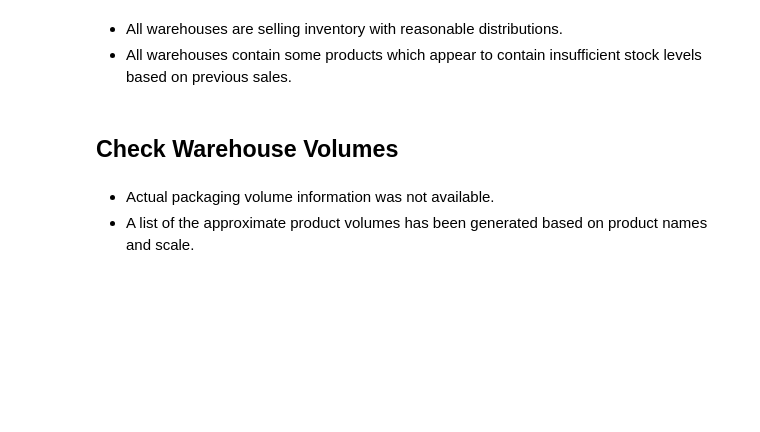
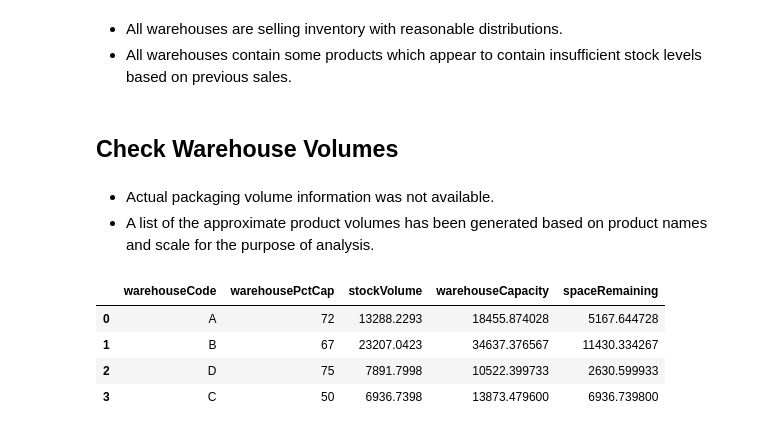
Before and after one commit to BCPMcustom/courseraSQL, a Jupyter notebook: Course#10/MintClassics.ipynb, the cells around one changed output. Saved outputs shown, nothing was run; the diff lists cells and outputs as text; code cells hidden in the pictures; blank space fills up the shorter version.

```diff
--- a/Course#10/MintClassics.ipynb
+++ b/Course#10/MintClassics.ipynb
@@ -165,4 +170,14 @@ plt.close('all')
 ## Check Warehouse Volumes
 # %% [markdown]
 - Actual packaging volume information was not available.
-- A list of the approximate product volumes has been generated based on product names and scale.
+- A list of the approximate product volumes has been generated based on product names and scale for the purpose of analysis.
+# %%
+df_WH = pd.read_csv('capacityInfo.csv')
+df_WH['warehouseCode'] = df_WH['warehouseCode'].str.upper()
+df_WH
+# %% [output]
+|  | warehouseCode | warehousePctCap | stockVolume | warehouseCapacity | spaceRemaining |
+| 0 | A | 72 | 13288.2293 | 18455.874028 | 5167.644728 |
+| 1 | B | 67 | 23207.0423 | 34637.376567 | 11430.334267 |
+| 2 | D | 75 | 7891.7998 | 10522.399733 | 2630.599933 |
+| 3 | C | 50 | 6936.7398 | 13873.479600 | 6936.739800 |
```
Also changed, not shown: parts of 3 cells of this notebook, 2 other files.
